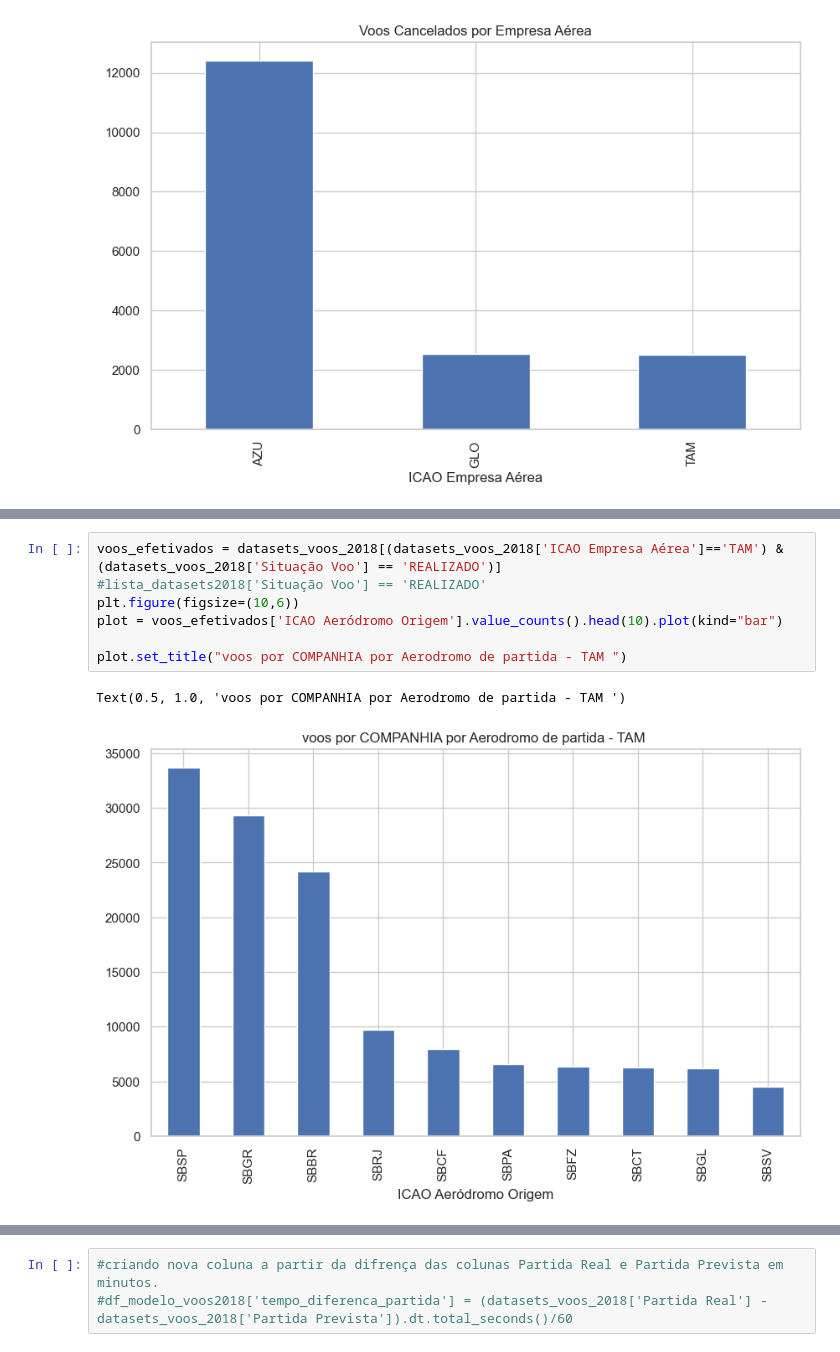
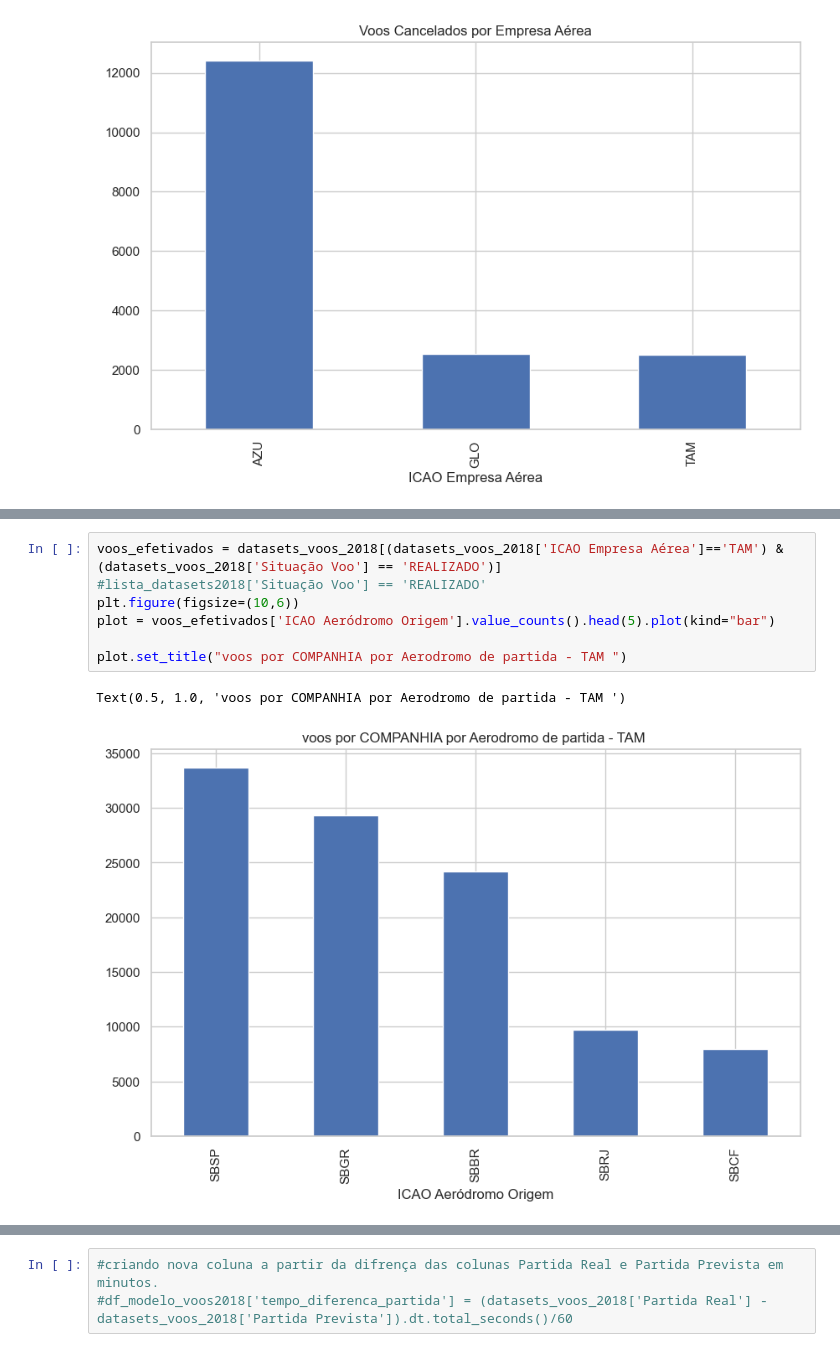
Before and after one commit to franciscojosecvrl/PortifolioDeDados, a Jupyter notebook: aquisicao_de_dados.ipynb, the cells around one changed output, grey strips where cells are left out. Drawn from its saved outputs; the diff is of its cells as text.

```diff
--- a/aquisicao_de_dados.ipynb
+++ b/aquisicao_de_dados.ipynb
@@ -795,10 +895,10 @@ Text(0.5, 1.0, 'voos por COMPANHIA por Aerodromo de partida - GOL ')
 # %%
 voos_efetivados = datasets_voos_2018[(datasets_voos_2018['ICAO Empresa Aérea']=='TAM') & (datasets_voos_2018['Situação Voo'] == 'REALIZADO')]
 #lista_datasets2018['Situação Voo'] == 'REALIZADO'
 plt.figure(figsize=(10,6))
-plot = voos_efetivados['ICAO Aeródromo Origem'].value_counts().head(10).plot(kind="bar")
+plot = voos_efetivados['ICAO Aeródromo Origem'].value_counts().head(5).plot(kind="bar")
 
 plot.set_title("voos por COMPANHIA por Aerodromo de partida - TAM ")
 # %% [output]
 Text(0.5, 1.0, 'voos por COMPANHIA por Aerodromo de partida - TAM ')
-[figure, old version]
+[figure, new version]
```
Also changed, not shown: parts of 122 cells of this notebook.
